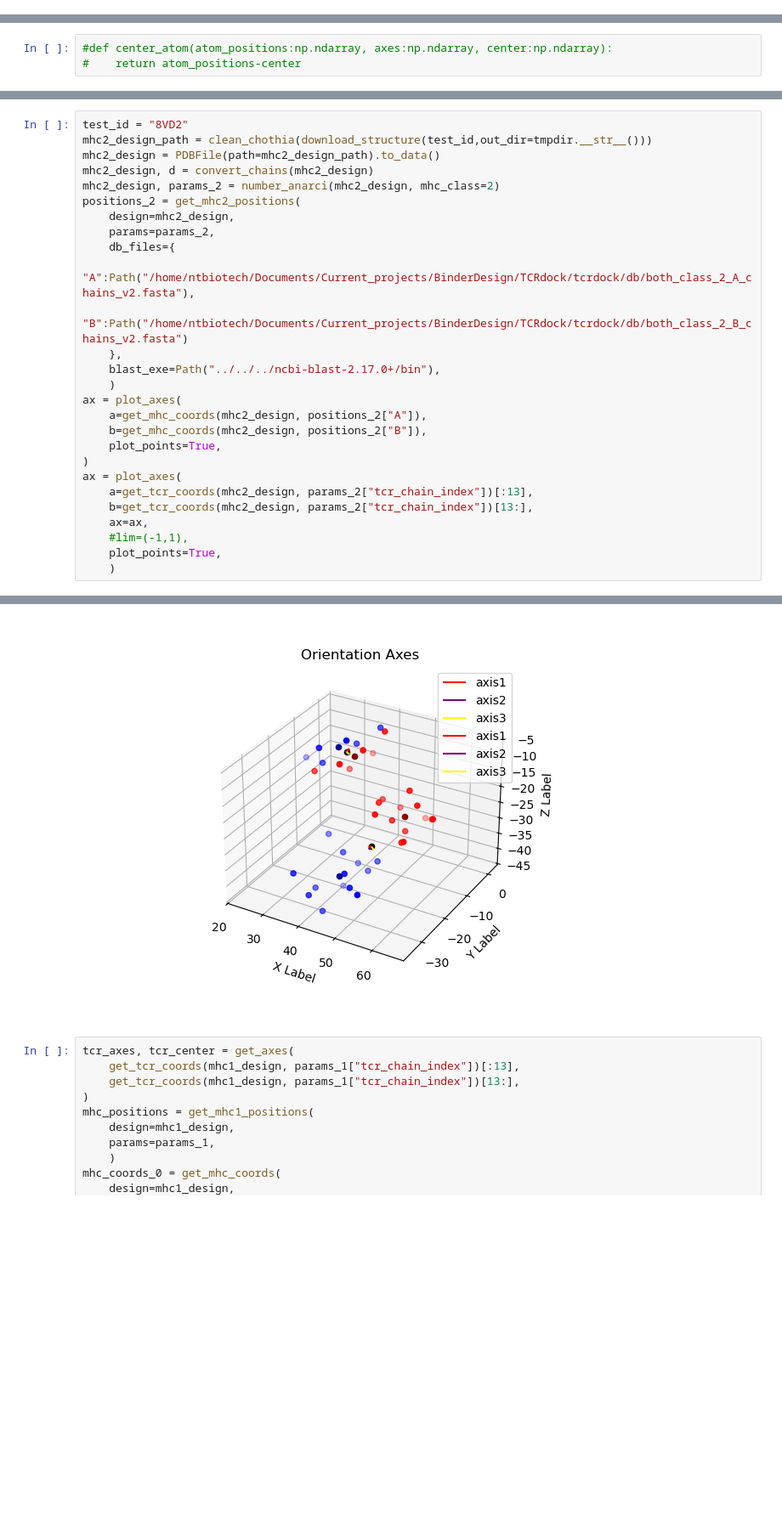
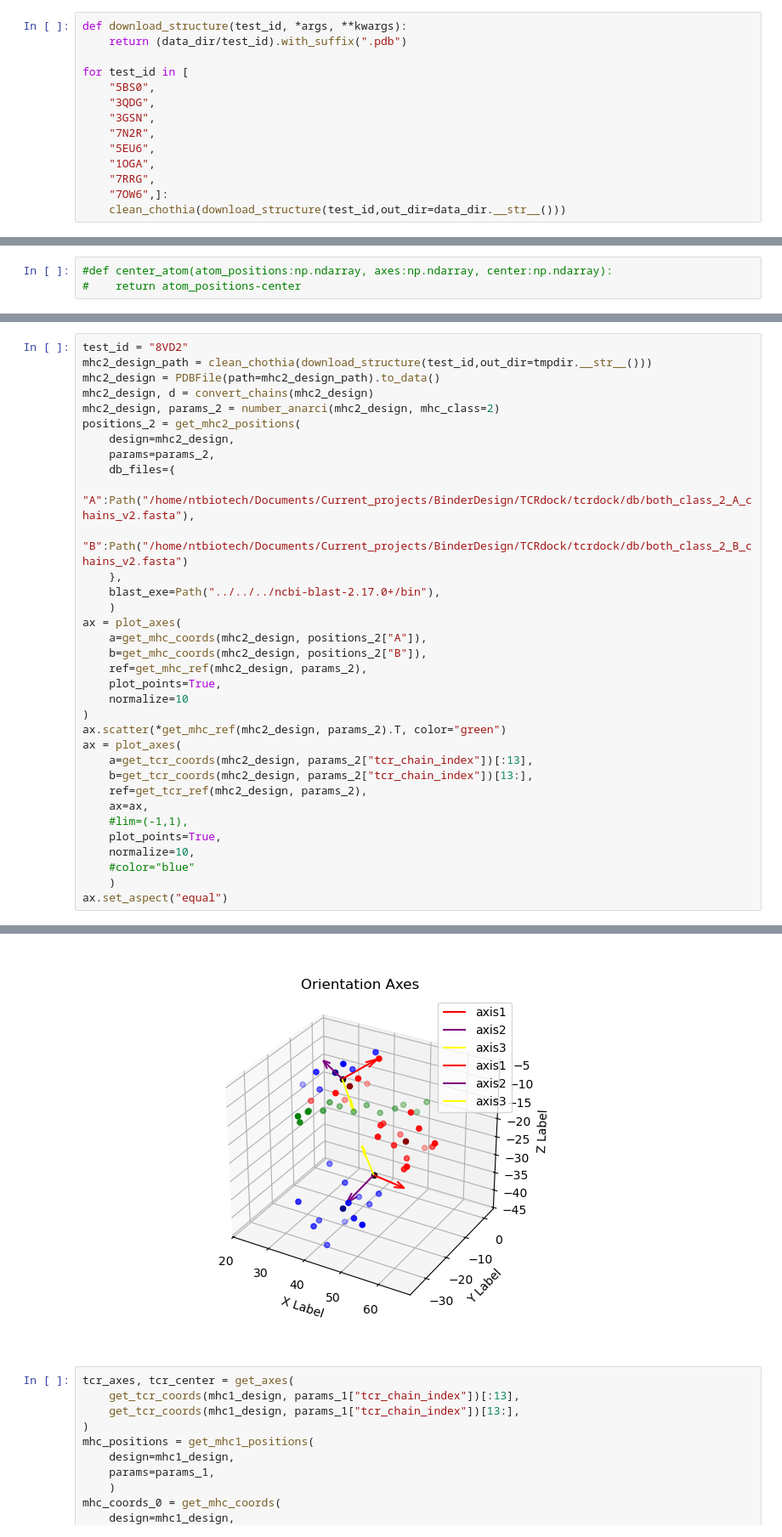
Before and after one commit to NTBiotech/flexcraft, a Jupyter notebook: notebooks/adapt/geometry_devel.ipynb, the cells around one changed output, grey strips where cells are left out. Shown at 85% size. Drawn from its saved outputs; the diff is of its cells as text; blank space fills up the shorter version.

```diff
--- a/notebooks/adapt/geometry_devel.ipynb
+++ b/notebooks/adapt/geometry_devel.ipynb
@@ -22,6 +22,20 @@ import jax.numpy as jnp
 tmp = tempfile.TemporaryDirectory(prefix="geometry_devel_")
 tmpdir = Path(tmp.name)
 data_dir = Path("../../../Data/input_data/")
+# %%
+def download_structure(test_id, *args, **kwargs):
+    return (data_dir/test_id).with_suffix(".pdb")
+
+for test_id in [
+    "5BS0",
+    "3QDG",
+    "3GSN",
+    "7N2R",
+    "5EU6",
+    "1OGA",
+    "7RRG",
+    "7OW6",]:
+    clean_chothia(download_structure(test_id,out_dir=data_dir.__str__()))
 # %%
 # test axis relocation
 a = (np.concatenate([np.arange(6,12)[:,None],np.full((6,2),1)], axis=-1),np.concatenate([np.arange(6,12)[:,None],np.full((6,2),-1)], axis=-1))
@@ -158,15 +176,22 @@ positions_2 = get_mhc2_positions(
 ax = plot_axes(
     a=get_mhc_coords(mhc2_design, positions_2["A"]),
     b=get_mhc_coords(mhc2_design, positions_2["B"]),
+    ref=get_mhc_ref(mhc2_design, params_2),
     plot_points=True,
+    normalize=10
 )
+ax.scatter(*get_mhc_ref(mhc2_design, params_2).T, color="green")
 ax = plot_axes(
     a=get_tcr_coords(mhc2_design, params_2["tcr_chain_index"])[:13],
     b=get_tcr_coords(mhc2_design, params_2["tcr_chain_index"])[13:],
+    ref=get_tcr_ref(mhc2_design, params_2),
     ax=ax,
     #lim=(-1,1),
     plot_points=True,
+    normalize=10,
+    #color="blue"
     )
+ax.set_aspect("equal")
 # %% [output]
 {0: 0, 1: 1, 2: 2, 3: 3, 4: 4}
 No numbering found for chain 0!
@@ -183,4 +216,4 @@ Calculating Axes
-[figure, old version]
+[figure, new version]
 # %%
 tcr_axes, tcr_center = get_axes(
     get_tcr_coords(mhc1_design, params_1["tcr_chain_index"])[:13],
```
Also changed, not shown: parts of 11 cells of this notebook, 2 other files.
